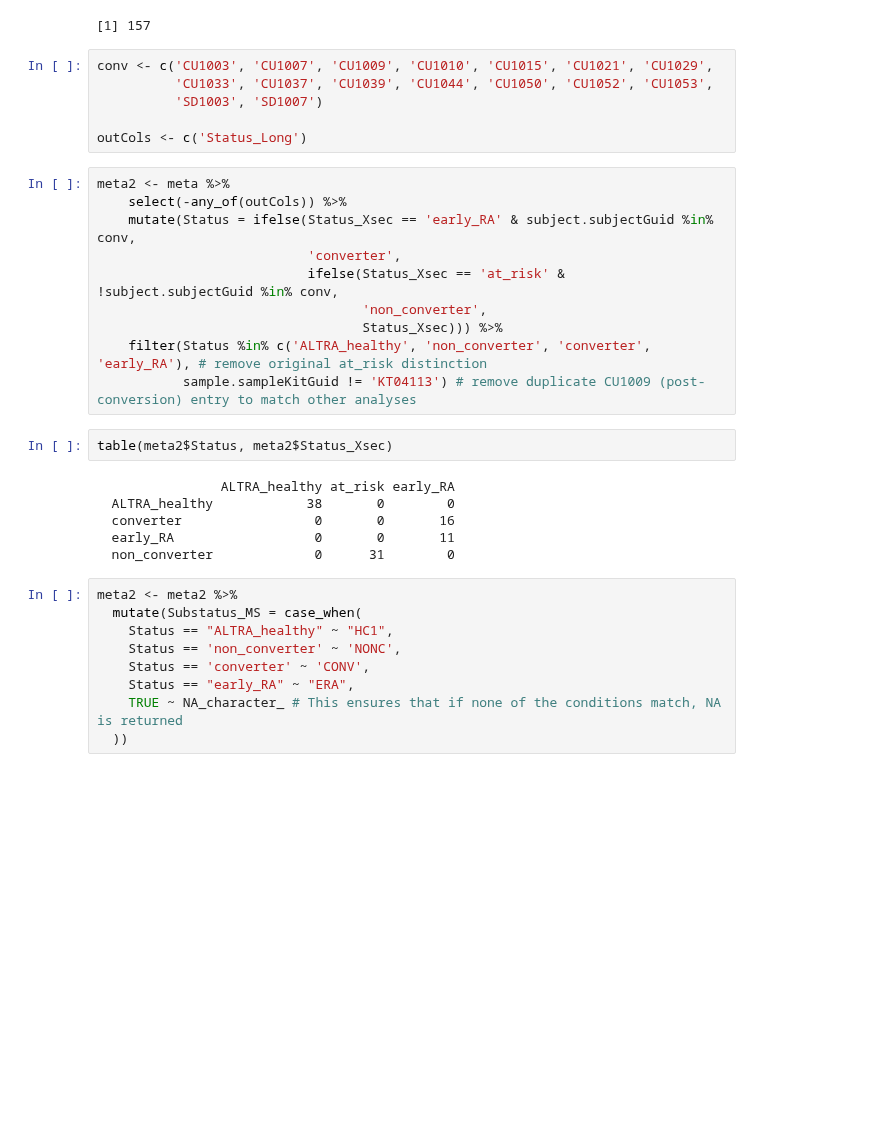
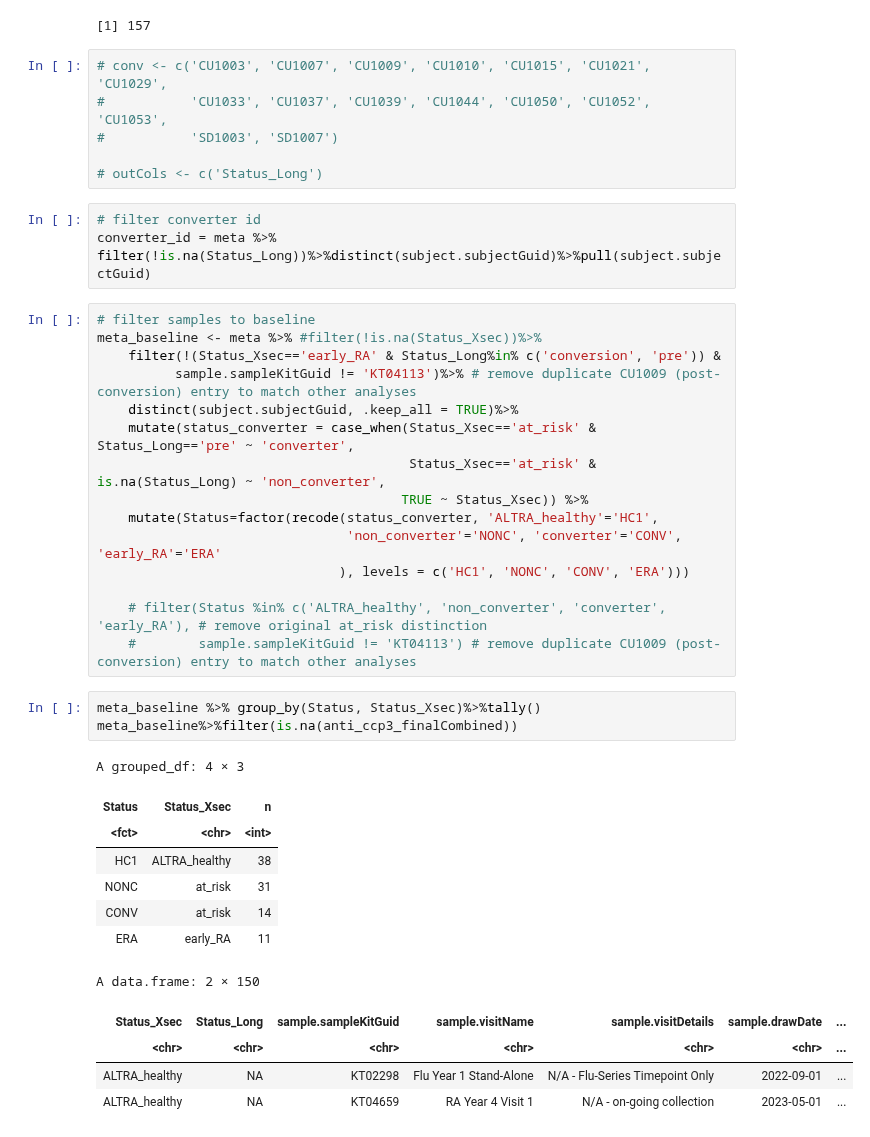
Before and after one commit to aifimmunology/ALTRA-manuscript, a Jupyter notebook: Figures/Figure1/Figure_1B.ipynb, the cells around one changed output. Saved outputs shown, nothing was run; the diff lists cells and outputs as text; blank space fills up the shorter version.

```diff
--- a/Figures/Figure1/Figure_1B.ipynb
+++ b/Figures/Figure1/Figure_1B.ipynb
@@ -35,38 +39,45 @@ nrow(meta)
 [1] "downloading fileID 32b8bb9c-4834-4e5c-9b3a-7939b3b7f057"
 [1] 157
 # %%
-conv <- c('CU1003', 'CU1007', 'CU1009', 'CU1010', 'CU1015', 'CU1021', 'CU1029',
-          'CU1033', 'CU1037', 'CU1039', 'CU1044', 'CU1050', 'CU1052', 'CU1053',
-          'SD1003', 'SD1007')
+# conv <- c('CU1003', 'CU1007', 'CU1009', 'CU1010', 'CU1015', 'CU1021', 'CU1029',
+#           'CU1033', 'CU1037', 'CU1039', 'CU1044', 'CU1050', 'CU1052', 'CU1053',
+#           'SD1003', 'SD1007')
 
-outCols <- c('Status_Long')
+# outCols <- c('Status_Long')
+# %%
+# filter converter id
+converter_id = meta %>% filter(!is.na(Status_Long))%>%distinct(subject.subjectGuid)%>%pull(subject.subjectGuid)
 # %%
-meta2 <- meta %>%
-    select(-any_of(outCols)) %>%
-    mutate(Status = ifelse(Status_Xsec == 'early_RA' & subject.subjectGuid %in% conv,
-                           'converter',
-                           ifelse(Status_Xsec == 'at_risk' & !subject.subjectGuid %in% conv,
-                                  'non_converter',
-                                  Status_Xsec))) %>%
-    filter(Status %in% c('ALTRA_healthy', 'non_converter', 'converter', 'early_RA'), # remove original at_risk distinction
-           sample.sampleKitGuid != 'KT04113') # remove duplicate CU1009 (post-conversion) entry to match other analyses
+# filter samples to baseline
+meta_baseline <- meta %>% #filter(!is.na(Status_Xsec))%>%
+    filter(!(Status_Xsec=='early_RA' & Status_Long%in% c('conversion', 'pre')) &
+          sample.sampleKitGuid != 'KT04113')%>% # remove duplicate CU1009 (post-conversion) entry to match other analyses
+    distinct(subject.subjectGuid, .keep_all = TRUE)%>%
+    mutate(status_converter = case_when(Status_Xsec=='at_risk' & Status_Long=='pre' ~ 'converter',
+                                        Status_Xsec=='at_risk' & is.na(Status_Long) ~ 'non_converter',
+                                       TRUE ~ Status_Xsec)) %>%
+    mutate(Status=factor(recode(status_converter, 'ALTRA_healthy'='HC1',
+                                'non_converter'='NONC', 'converter'='CONV', 'early_RA'='ERA'
+                               ), levels = c('HC1', 'NONC', 'CONV', 'ERA')))
+
+    # filter(Status %in% c('ALTRA_healthy', 'non_converter', 'converter', 'early_RA'), # remove original at_risk distinction
+    #        sample.sampleKitGuid != 'KT04113') # remove duplicate CU1009 (post-conversion) entry to match other analyses
 # %%
-table(meta2$Status, meta2$Status_Xsec)
+meta_baseline %>% group_by(Status, Status_Xsec)%>%tally()
+meta_baseline%>%filter(is.na(anti_ccp3_finalCombined))
 # %% [output]
-                ALTRA_healthy at_risk early_RA
-  ALTRA_healthy            38       0        0
-  converter                 0       0       16
-  early_RA                  0       0       11
-  non_converter             0      31        0
+A grouped_df: 4 × 3
+| Status | Status_Xsec | n |
+| <fct> | <chr> | <int> |
+| HC1 | ALTRA_healthy | 38 |
+| NONC | at_risk | 31 |
+| CONV | at_risk | 14 |
+| ERA | early_RA | 11 |
+A data.frame: 2 × 150
+| Status_Xsec | Status_Long | sample.sampleKitGuid | sample.visitName | sample.visitDetails | sample.drawDate | ... |
+| <chr> | <chr> | <chr> | <chr> | <chr> | <chr> | ... |
+| ALTRA_healthy | NA | KT02298 | Flu Year 1 Stand-Alone | N/A - Flu-Series Timepoint Only | 2022-09-01 | ... |
+| ALTRA_healthy | NA | KT04659 | RA Year 4 Visit 1 | N/A - on-going collection | 2023-05-01 | ... |
-# %%
-meta2 <- meta2 %>%
-  mutate(Substatus_MS = case_when(
-    Status == "ALTRA_healthy" ~ "HC1",
-    Status == 'non_converter' ~ 'NONC',
-    Status == 'converter' ~ 'CONV',
-    Status == "early_RA" ~ "ERA",
-    TRUE ~ NA_character_ # This ensures that if none of the conditions match, NA is returned
-  ))
 # %%
 options(repr.plot.width = 4.5, repr.plot.height = 5)
 
```
Also changed, not shown: parts of 5 cells of this notebook.
